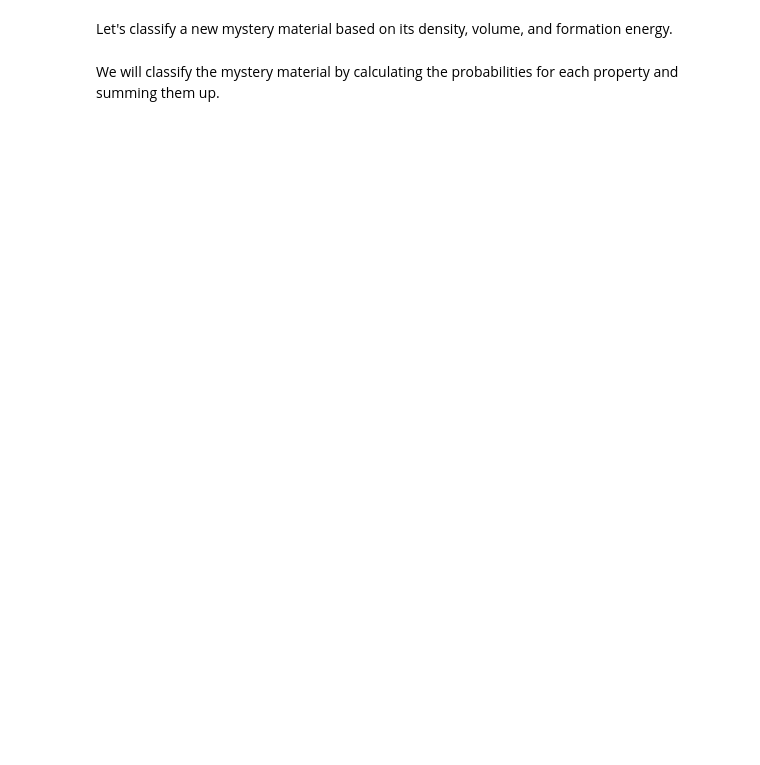
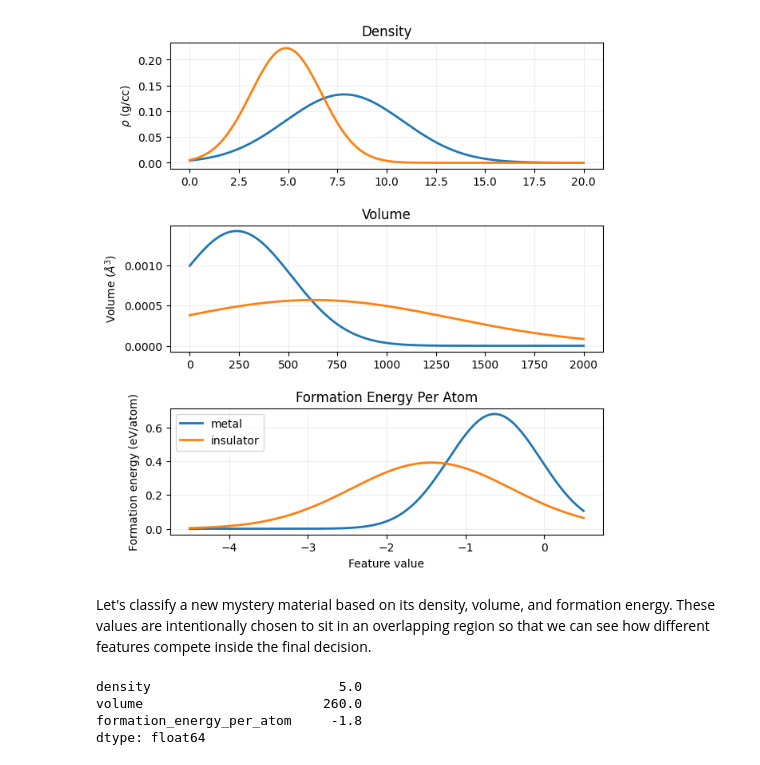
Before and after one commit to sp8rks/MaterialsInformatics, a Jupyter notebook: worked_examples/naive_bayes/naive_bayes.ipynb, the cells around one changed output. Cells and saved outputs as stored; diff of their text form; code cells hidden in the pictures; blank space fills up the shorter version.

```diff
--- a/worked_examples/naive_bayes/naive_bayes.ipynb
+++ b/worked_examples/naive_bayes/naive_bayes.ipynb
@@ -106,0 +41,11 @@ plt.legend()
+# %%
+# Load the API key from a local .env file or from the shell environment
+load_dotenv(Path('.env'))
+api_key = os.getenv('MP_API_KEY')
+
+if not api_key:
+    raise RuntimeError(
+        "No Materials Project API key found. Set MP_API_KEY in a local .env file or in your shell environment."
+    )
+
+print('Materials Project API key loaded from environment.')
@@ -107,2 +113,29 @@ plt.legend()
+# %%
+fig = plt.figure(figsize=(7, 8))
+gs = gridspec.GridSpec(3, 1)
+gs.update(wspace=0.25, hspace=0.45)
+
+plot_specs = [
+    ('density', r'$\rho$ (g/cc)', np.linspace(0, 20, 400)),
+    ('volume', r'Volume ($\AA^3$)', np.linspace(0, 2000, 400)),
+    ('formation_energy_per_atom', r'Formation energy (eV/atom)', np.linspace(-4.5, 0.5, 400)),
+]
+
+for row, (feature, ylabel, x) in enumerate(plot_specs):
+    ax = fig.add_subplot(gs[row:row+1, 0:1])
+    metal_dist = scipy.stats.norm(df_metals[feature].mean(), df_metals[feature].std())
+    insulator_dist = scipy.stats.norm(df_insulators[feature].mean(), df_insulators[feature].std())
+
+    ax.plot(x, metal_dist.pdf(x), label='metal', linewidth=2)
+    ax.plot(x, insulator_dist.pdf(x), label='insulator', linewidth=2)
+    ax.set_ylabel(ylabel)
+    ax.set_title(feature.replace('_', ' ').title())
+    ax.grid(alpha=0.2)
+
+ax.set_xlabel('Feature value')
+plt.legend()
+plt.show()
+# %% [output]
+[figure, added]
 # %% [markdown]
-Let's classify a new mystery material based on its density, volume, and formation energy.
+Let's classify a new mystery material based on its density, volume, and formation energy. These values are intentionally chosen to sit in an overlapping region so that we can see how different features compete inside the final decision.
@@ -115,2 +141,0 @@ formation_energy = -2
-# %% [markdown]
-We will classify the mystery material by calculating the probabilities for each property and summing them up.
@@ -157,0 +142,13 @@ else:
+# %%
+mystery_material = pd.Series({
+    'density': 5.0,
+    'volume': 260.0,
+    'formation_energy_per_atom': -1.8,
+})
+
+mystery_material
+# %% [output]
+density                        5.0
+volume                       260.0
+formation_energy_per_atom     -1.8
+dtype: float64
```
Also changed, not shown: parts of 31 cells of this notebook, 4 other files.
